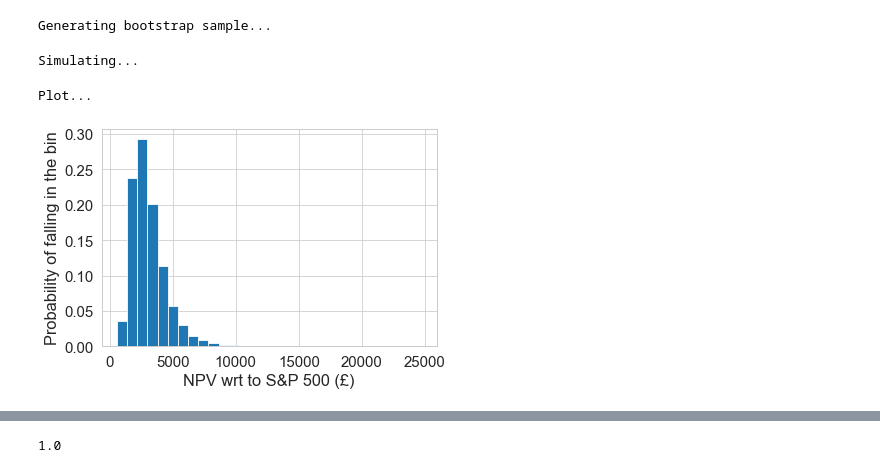
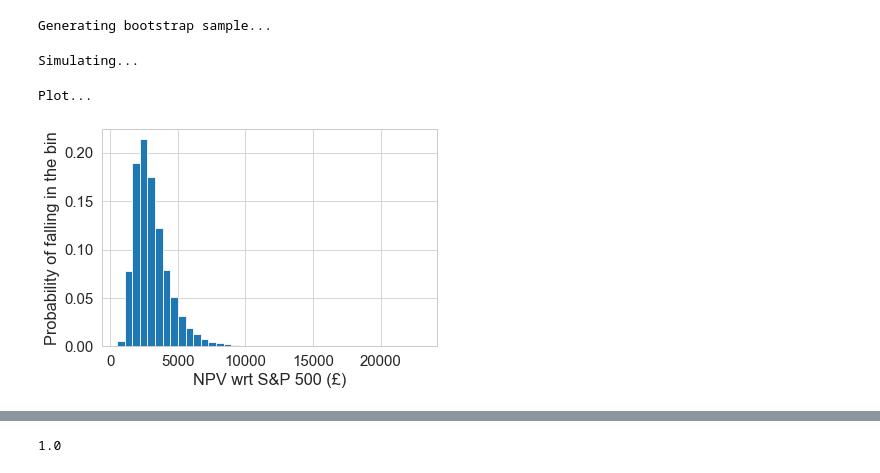
Before and after one commit to Zentrik/Student-Loan-NPV-Calculator-England, a Jupyter notebook: NPV bootstrap.ipynb, the cells around one changed output, grey strips where cells are left out. Cells and saved outputs as stored; diff of their text form; code cells hidden in the pictures.

Commit message:
Added rpi to bootstrap and more graphs

```diff
--- a/NPV bootstrap.ipynb
+++ b/NPV bootstrap.ipynb
@@ -56,5 +103,7 @@ cpih_mnthonmnth_df.tail()
 sp500 = yf.Ticker("IGUS.L")
 hist = sp500.history(period="max", interval="1mo")
 SP500_daily_returns = hist['Close'].to_frame()
+SP500_daily_returns.columns = ['SP500_daily']
+
 SP500_daily_returns
 # %% [output]
@@ -74,7 +123,12 @@ SP500_daily_returns
 131 rows × 1 columns
 # %%
 sp500_cpi_df = SP500_daily_returns.pct_change()[1:]
-sp500_cpi_df['Close'] = sp500_cpi_df['Close'] + 1
+sp500_cpi_df['SP500_daily'] = sp500_cpi_df['SP500_daily'] + 1
 
 sp500_cpi_df = sp500_cpi_df.merge(
     cpih_mnthonmnth_df, left_index=True, right_index=True)
+
+sp500_cpi_df = sp500_cpi_df.merge(
+    rpi_yronyr_df, left_index=True, right_index=True)
+
+sp500_cpi_df
@@ -102,9 +170,7 @@ def monthly_repayment(nominal_avg_salary_index, lower_taxband, base_yrly_salary,
 
 
 @njit()
-def working_interest(nominal_avg_salary_index, lower_taxband, base_yrly_salary, nominal_salary_index):
-    rpi = 1.0514448923219213  # fix this u nonce
-
+def working_interest(nominal_avg_salary_index, lower_taxband, base_yrly_salary, nominal_salary_index, rpi):
     income = monthly_income(base_yrly_salary, nominal_salary_index)
     bottom_band = taxband_monthly_income(
         nominal_avg_salary_index, lower_taxband)
@@ -160,8 +226,6 @@ def sim_portfolio(bootstrap_sample, first_payment, lower_taxband, base_yrly_sala
 
     # Whilst in University
     debt = 0
-    rpi = 1.0514448923219213  # fix this u nonce !!!!!!!!!!!!!!!!!!!!!!!!!!!!!!!!!!!!!!!!!!!!!!!!!!!!!!!!!!!!!!!!!!!!!!!!!!!!!!!!!!!!!!!!!!!!!!!!!!!!!!!!!!!!!!!!!!!!!!!!!!!!!!!!!!!!!!!!!!!!!!!!!!!!!!!!!!!!!!!!!
-    interest = (rpi + 0.03) ** (1 / 365)
 
     for single_date in daterange1:
         if single_date in (first_payment, "2022-02-02", "2022-10-19", "2023-02-01", "2023-10-18", "2024-01-31", "2024-10-17", "2025-01-30"):
@@ -169,6 +233,7 @@ def sim_portfolio(bootstrap_sample, first_payment, lower_taxband, base_yrly_sala
         if single_date in ("2022-05-04", "2023-05-03", "2024-05-02", "2025-05-01"):
             debt += 4422/3 + .5 * 9250
 
+        interest = (bootstrap_sample[i, 2] + 0.03) ** (1 / 365) # bootstrap_sample[i, 2] is rpi from previous march
         debt = debt * interest
 
         if single_date[-2:] == '01':
@@ -197,7 +262,7 @@ def sim_portfolio(bootstrap_sample, first_payment, lower_taxband, base_yrly_sala
 
         # interest is accrued daily whilst repayments are monthly so can't be inside previous if
         interest = working_interest(
-            nominal_avg_salary_index, lower_taxband, base_yrly_salary, nominal_salary_index)
+            nominal_avg_salary_index, lower_taxband, base_yrly_salary, nominal_salary_index, bootstrap_sample[i, 2])
 
         # if repayment > debt * interest
         repayment = min(repayment, debt * interest)
@@ -279,13 +344,14 @@ daterange2 = [d.strftime("%Y-%m-%d")
 from numba.typed import List
 daterange1_numba = List(daterange1)
 daterange2_numba = List(daterange2)
-# %%
-print('Generating bootstrap sample...')
-bootstrap_samples = gen_bootstrap_samples(
-    sp500_cpi_df, 100000, no_of_months, kind='stationary', block_length=2)
-# block length was 10 years in example, however that is almost all of the data
-# %% [output]
-Generating bootstrap sample...
+# %%
+print('Generating bootstrap sample...')
+bootstrap_samples = gen_bootstrap_samples(
+    sp500_cpi_df, 100000, no_of_months, kind='stationary', block_length=2)
+# block length was 10 years in example, however that is almost all of the data
+# The block size is unfortunately a tuning parameter. The optimal stationary bootstrap block size for stocks and bonds was low, but it was over 10 years for cash-equivalent securities and inflation. Since the 'optimal' choice is calculated based on time-series dependence, I expect that there's more time dependence for cash and inflation. This could be related to the business cycle or 'regime-switching' behavior documented in the macro-econometrics lit (generally linked with monetary policy regimes). Anyways, knowing the optimal blocks size is hard, but I don't think it's too big of an issue to use 10yrs when the optimal length is more than 10 for some variables. Also, if the data really was independent, block bootstraps would work (should get results similar to iid bootstrap) but they would just be less efficient.
+# %% [output]
+Generating bootstrap sample...
 # %%
 print('Simulating...')
 #results = run_simulation(bootstrap_samples, first_payment, lower_taxband, base_yrly_salary, real_salary_mnthonmnth_growth, real_avg_salary_mnthonmnth_growth, daterange1, daterange2, 1, 8)
@@ -295,11 +361,11 @@ Simulating...
 # %%
 print('Plot...')
 #plt.hist(results[:, 2])
 S = results[:, 2]
-plt.hist(S, weights=np.ones_like(S) / len(S), bins=30)
+plt.hist(S, weights=np.ones_like(S) / len(S), bins=40)
 plt.ylabel("Probability of falling in the bin")
-plt.xlabel("NPV wrt to S&P 500 (£)")
+plt.xlabel("NPV wrt S&P 500 (£)")
 plt.show() # not necessary, used to hide output of previous command
 # %% [output]
 Plot...
-[figure, old version]
+[figure, new version]
```
Also changed, not shown: parts of 8 cells of this notebook, 1 other file.
